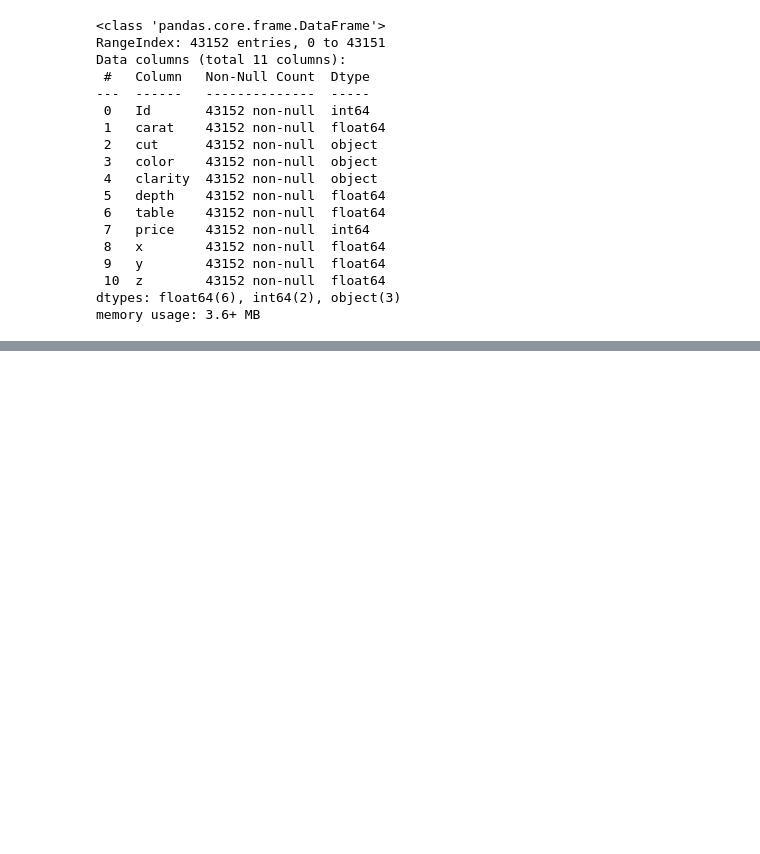
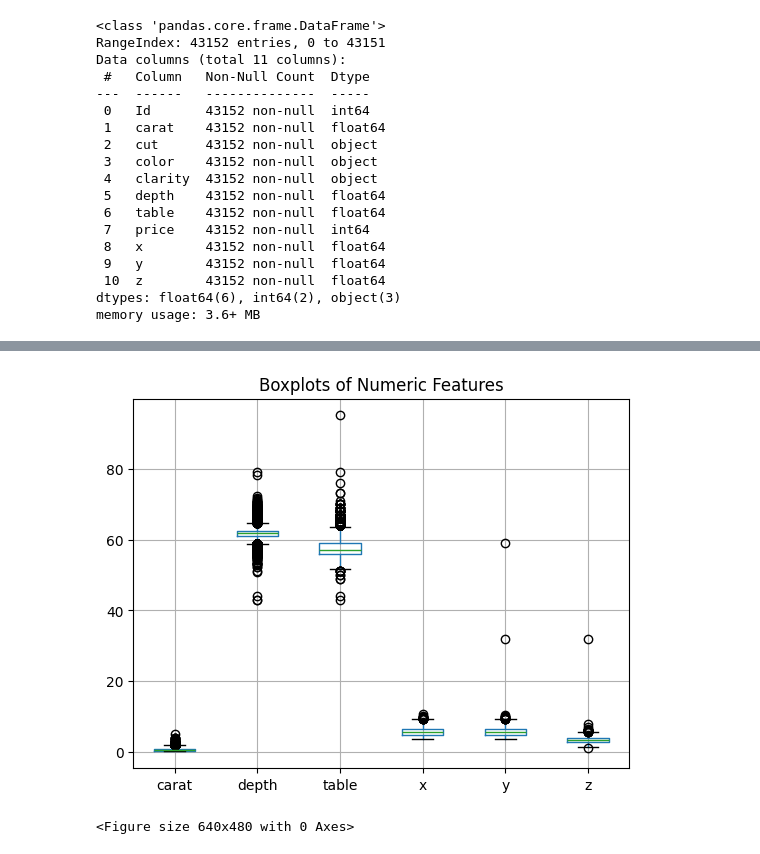
Before and after one commit to YSKAA423/Diamon_Price_Predictor, a Jupyter notebook: Diamond_Price_Predictor.ipynb, the cells around one changed output, grey strips where cells are left out. Saved outputs shown, nothing was run; the diff lists cells and outputs as text; code cells hidden in the pictures; blank space fills up the shorter version.

```diff
--- a/Diamond_Price_Predictor.ipynb
+++ b/Diamond_Price_Predictor.ipynb
@@ -50,0 +190,11 @@ memory usage: 842.9+ KB
+# %%
+#Checking outliers
+exclude_columns = ['price']
+include_columns = [col for col in prices_num if col not in exclude_columns ]
+prices[include_columns].boxplot()
+plt.title('Boxplots of Numeric Features')
+plt.show()
+plt.clf()
+# %% [output]
+[figure, added]
+<Figure size 640x480 with 0 Axes>
```
Also changed, not shown: parts of 30 cells of this notebook.
